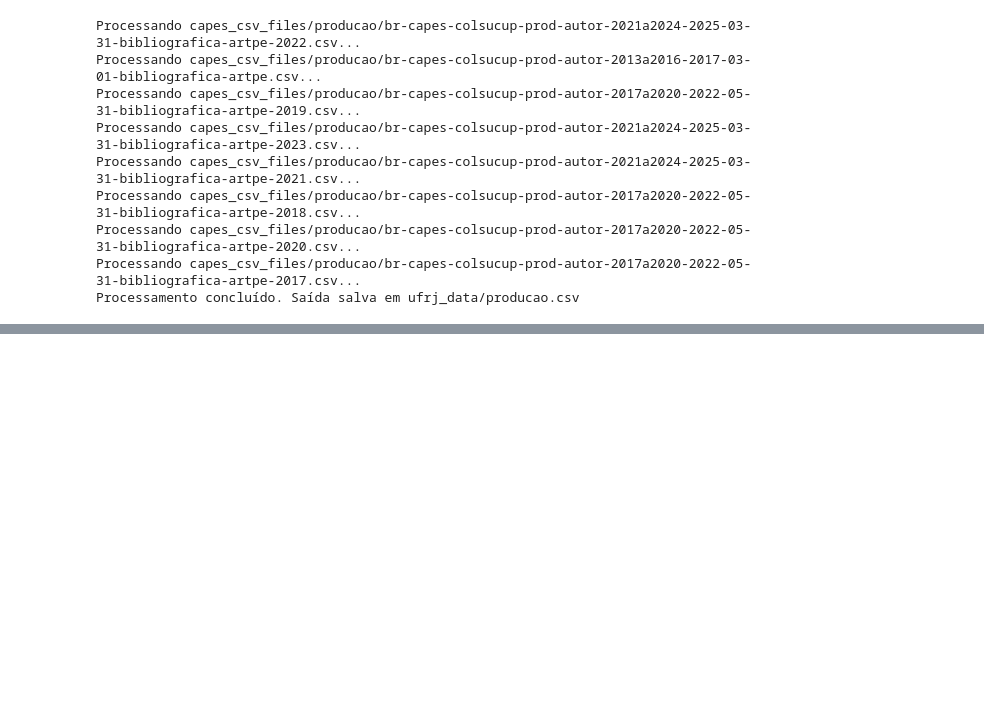
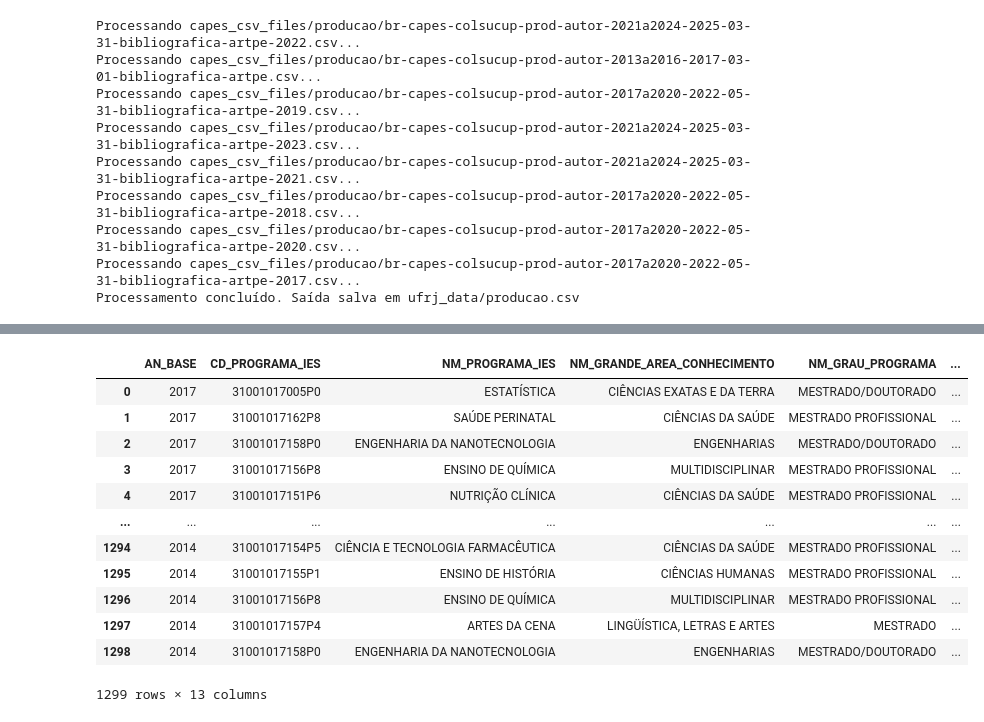
Before and after one commit to GID-UFRJ/sucupira_ufrj, a Jupyter notebook: ufrj_capes.ipynb, the cells around one changed output, grey strips where cells are left out. Cells and saved outputs as stored; diff of their text form; code cells hidden in the pictures; blank space fills up the shorter version.

```diff
--- a/ufrj_capes.ipynb
+++ b/ufrj_capes.ipynb
@@ -892,0 +1082,4 @@ Processamento concluído. Saída salva em ufrj_data/producao.csv
+# %%
+#Convertendo valores para booleans
+mapeamento_booleano = {'SIM': True, 'NÃO': False}
+programas['IN_REDE'] = programas['IN_REDE'].map(mapeamento_booleano)
@@ -892,0 +1095,3 @@ Processamento concluído. Saída salva em ufrj_data/producao.csv
+# %%
+#Convertendo conceito 'A' para 5
+programas['CD_CONCEITO_PROGRAMA'] = programas['CD_CONCEITO_PROGRAMA'].replace('A', 5).astype('int')
@@ -892,0 +1120,3 @@ Processamento concluído. Saída salva em ufrj_data/producao.csv
+# %%
+#Fundindo colunas ANO_INICIO_PROGRAMA e AN_INICIO_PROGRAMA
+programas['AN_INICIO_PROGRAMA'] =programas['AN_INICIO_PROGRAMA'].fillna(programas['ANO_INICIO_PROGRAMA'])
@@ -892,0 +1140,22 @@ Processamento concluído. Saída salva em ufrj_data/producao.csv
+# %%
+#Removendo colunas desnecessárias
+programas_clean = programas.drop(columns = ['ANO_INICIO_PROGRAMA', 'SG_ENTIDADE_ENSINO'])
+
+#Convertendo 'AN_INICIO_PROGRAMA' para int (evitar a permanência de floats graças aos nan anteriores)
+programas_clean['AN_INICIO_PROGRAMA'] = programas_clean['AN_INICIO_PROGRAMA'].astype('int')
+# %%
+programas_clean
+# %% [output]
+|  | AN_BASE | CD_PROGRAMA_IES | NM_PROGRAMA_IES | NM_GRANDE_AREA_CONHECIMENTO | NM_GRAU_PROGRAMA | ... |
+| 0 | 2017 | 31001017005P0 | ESTATÍSTICA | CIÊNCIAS EXATAS E DA TERRA | MESTRADO/DOUTORADO | ... |
+| 1 | 2017 | 31001017162P8 | SAÚDE PERINATAL | CIÊNCIAS DA SAÚDE | MESTRADO PROFISSIONAL | ... |
+| 2 | 2017 | 31001017158P0 | ENGENHARIA DA NANOTECNOLOGIA | ENGENHARIAS | MESTRADO/DOUTORADO | ... |
+| 3 | 2017 | 31001017156P8 | ENSINO DE QUÍMICA | MULTIDISCIPLINAR | MESTRADO PROFISSIONAL | ... |
+| 4 | 2017 | 31001017151P6 | NUTRIÇÃO CLÍNICA | CIÊNCIAS DA SAÚDE | MESTRADO PROFISSIONAL | ... |
+| ... | ... | ... | ... | ... | ... | ... |
+| 1294 | 2014 | 31001017154P5 | CIÊNCIA E TECNOLOGIA FARMACÊUTICA | CIÊNCIAS DA SAÚDE | MESTRADO PROFISSIONAL | ... |
+| 1295 | 2014 | 31001017155P1 | ENSINO DE HISTÓRIA | CIÊNCIAS HUMANAS | MESTRADO PROFISSIONAL | ... |
+| 1296 | 2014 | 31001017156P8 | ENSINO DE QUÍMICA | MULTIDISCIPLINAR | MESTRADO PROFISSIONAL | ... |
+| 1297 | 2014 | 31001017157P4 | ARTES DA CENA | LINGÜÍSTICA, LETRAS E ARTES | MESTRADO | ... |
+| 1298 | 2014 | 31001017158P0 | ENGENHARIA DA NANOTECNOLOGIA | ENGENHARIAS | MESTRADO/DOUTORADO | ... |
+1299 rows × 13 columns
```
Also changed, not shown: parts of 39 cells of this notebook, 3 other files.
